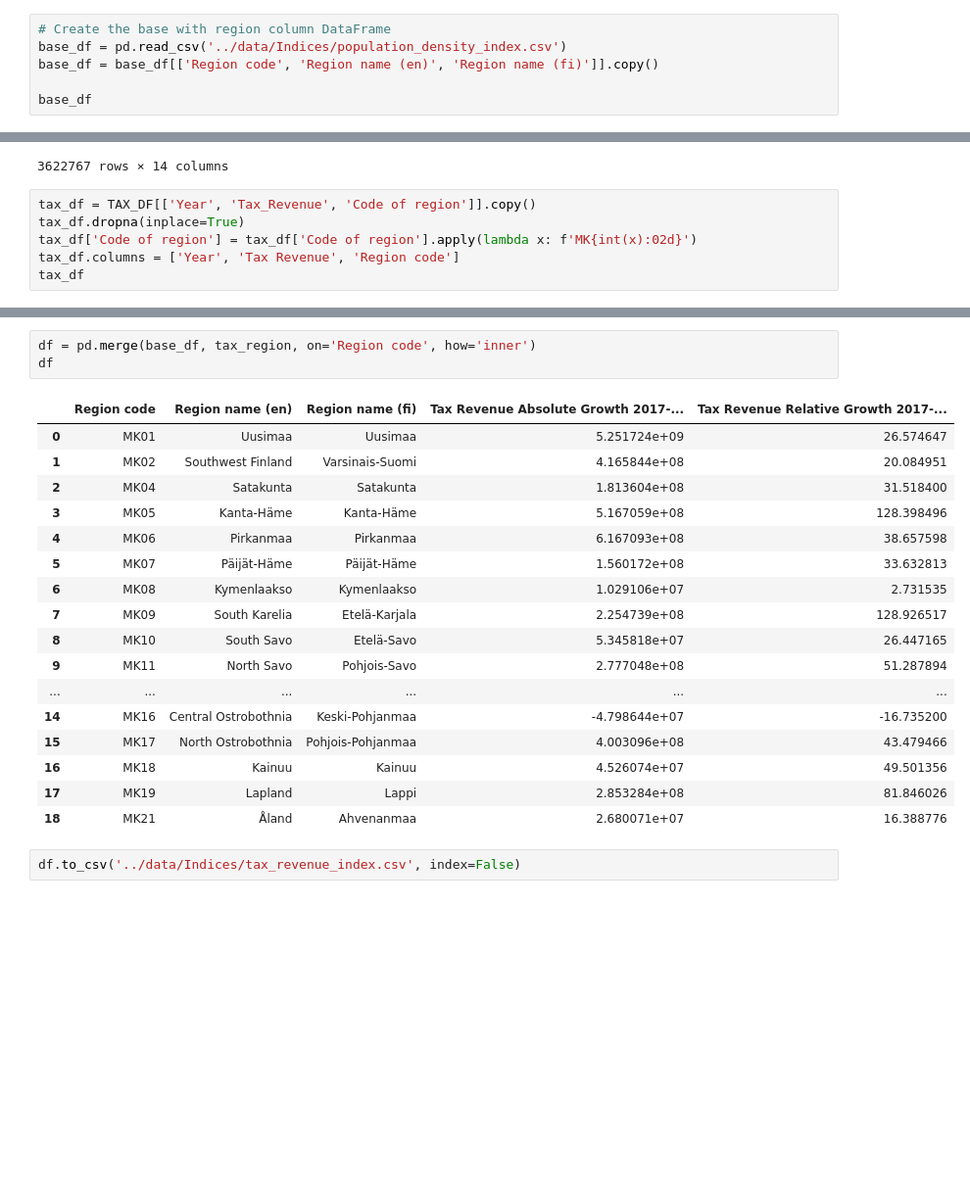
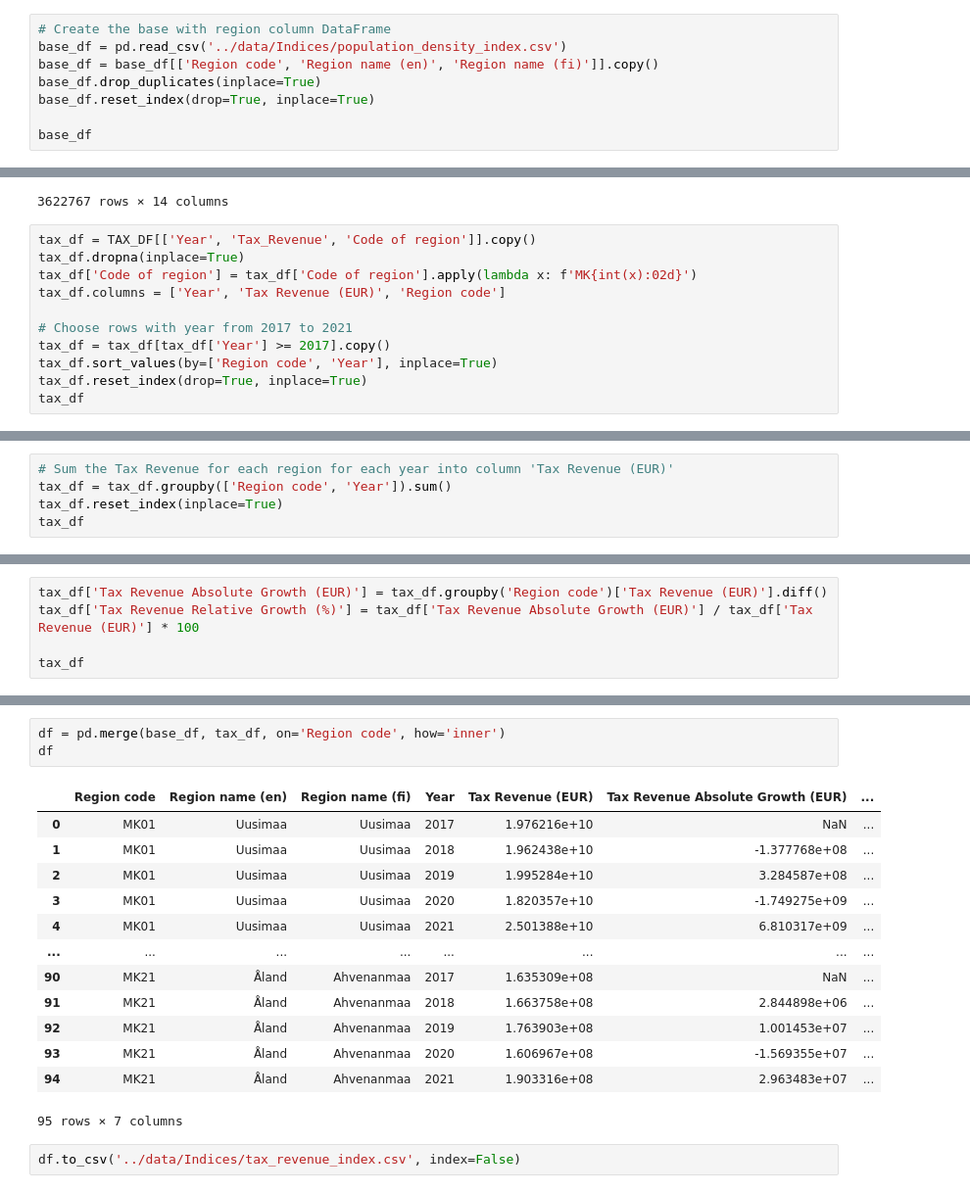
Before and after one commit to gydis/OP-heist-project, a Jupyter notebook: indices_calculation/tax_revenue_index.ipynb, the cells around one changed output, grey strips where cells are left out. Shown at 98% size. Saved outputs shown, nothing was run; the diff lists cells and outputs as text; blank space fills up the shorter version.

Commit message:
redo tax revenue index

```diff
--- a/indices_calculation/tax_revenue_index.ipynb
+++ b/indices_calculation/tax_revenue_index.ipynb
@@ -11,6 +11,8 @@ import numpy as np
 # Create the base with region column DataFrame
 base_df = pd.read_csv('../data/Indices/population_density_index.csv')
 base_df = base_df[['Region code', 'Region name (en)', 'Region name (fi)']].copy()
+base_df.drop_duplicates(inplace=True)
+base_df.reset_index(drop=True, inplace=True)
 
 base_df
 # %% [output]
@@ -53,6 +55,11 @@ TAX_DF
 tax_df = TAX_DF[['Year', 'Tax_Revenue', 'Code of region']].copy()
 tax_df.dropna(inplace=True)
 tax_df['Code of region'] = tax_df['Code of region'].apply(lambda x: f'MK{int(x):02d}')
-tax_df.columns = ['Year', 'Tax Revenue', 'Region code']
+tax_df.columns = ['Year', 'Tax Revenue (EUR)', 'Region code']
+
+# Choose rows with year from 2017 to 2021
+tax_df = tax_df[tax_df['Year'] >= 2017].copy()
+tax_df.sort_values(by=['Region code', 'Year'], inplace=True)
+tax_df.reset_index(drop=True, inplace=True)
 tax_df
 # %% [output]
@@ -126,0 +79,5 @@ tax_region
+# %%
+# Sum the Tax Revenue for each region for each year into column 'Tax Revenue (EUR)'
+tax_df = tax_df.groupby(['Region code', 'Year']).sum()
+tax_df.reset_index(inplace=True)
+tax_df
@@ -126,0 +98,5 @@ tax_region
+# %%
+tax_df['Tax Revenue Absolute Growth (EUR)'] = tax_df.groupby('Region code')['Tax Revenue (EUR)'].diff()
+tax_df['Tax Revenue Relative Growth (%)'] = tax_df['Tax Revenue Absolute Growth (EUR)'] / tax_df['Tax Revenue (EUR)'] * 100
+
+tax_df
@@ -127,23 +117,19 @@ tax_region
 # %%
-df = pd.merge(base_df, tax_region, on='Region code', how='inner')
+df = pd.merge(base_df, tax_df, on='Region code', how='inner')
 df
 # %% [output]
-|  | Region code | Region name (en) | Region name (fi) | Tax Revenue Absolute Growth 2017-... | Tax Revenue Relative Growth 2017-... |
-| 0 | MK01 | Uusimaa | Uusimaa | 5.251724e+09 | 26.574647 |
-| 1 | MK02 | Southwest Finland | Varsinais-Suomi | 4.165844e+08 | 20.084951 |
-| 2 | MK04 | Satakunta | Satakunta | 1.813604e+08 | 31.518400 |
-| 3 | MK05 | Kanta-Häme | Kanta-Häme | 5.167059e+08 | 128.398496 |
-| 4 | MK06 | Pirkanmaa | Pirkanmaa | 6.167093e+08 | 38.657598 |
-| 5 | MK07 | Päijät-Häme | Päijät-Häme | 1.560172e+08 | 33.632813 |
-| 6 | MK08 | Kymenlaakso | Kymenlaakso | 1.029106e+07 | 2.731535 |
-| 7 | MK09 | South Karelia | Etelä-Karjala | 2.254739e+08 | 128.926517 |
-| 8 | MK10 | South Savo | Etelä-Savo | 5.345818e+07 | 26.447165 |
-| 9 | MK11 | North Savo | Pohjois-Savo | 2.777048e+08 | 51.287894 |
-| ... | ... | ... | ... | ... | ... |
-| 14 | MK16 | Central Ostrobothnia | Keski-Pohjanmaa | -4.798644e+07 | -16.735200 |
-| 15 | MK17 | North Ostrobothnia | Pohjois-Pohjanmaa | 4.003096e+08 | 43.479466 |
-| 16 | MK18 | Kainuu | Kainuu | 4.526074e+07 | 49.501356 |
-| 17 | MK19 | Lapland | Lappi | 2.853284e+08 | 81.846026 |
-| 18 | MK21 | Åland | Ahvenanmaa | 2.680071e+07 | 16.388776 |
+|  | Region code | Region name (en) | Region name (fi) | Year | Tax Revenue (EUR) | Tax Revenue Absolute Growth (EUR) | ... |
+| 0 | MK01 | Uusimaa | Uusimaa | 2017 | 1.976216e+10 | NaN | ... |
+| 1 | MK01 | Uusimaa | Uusimaa | 2018 | 1.962438e+10 | -1.377768e+08 | ... |
+| 2 | MK01 | Uusimaa | Uusimaa | 2019 | 1.995284e+10 | 3.284587e+08 | ... |
+| 3 | MK01 | Uusimaa | Uusimaa | 2020 | 1.820357e+10 | -1.749275e+09 | ... |
+| 4 | MK01 | Uusimaa | Uusimaa | 2021 | 2.501388e+10 | 6.810317e+09 | ... |
+| ... | ... | ... | ... | ... | ... | ... | ... |
+| 90 | MK21 | Åland | Ahvenanmaa | 2017 | 1.635309e+08 | NaN | ... |
+| 91 | MK21 | Åland | Ahvenanmaa | 2018 | 1.663758e+08 | 2.844898e+06 | ... |
+| 92 | MK21 | Åland | Ahvenanmaa | 2019 | 1.763903e+08 | 1.001453e+07 | ... |
+| 93 | MK21 | Åland | Ahvenanmaa | 2020 | 1.606967e+08 | -1.569355e+07 | ... |
+| 94 | MK21 | Åland | Ahvenanmaa | 2021 | 1.903316e+08 | 2.963483e+07 | ... |
+95 rows × 7 columns
 # %%
 df.to_csv('../data/Indices/tax_revenue_index.csv', index=False)
```
Also changed, not shown: parts of 5 cells of this notebook, 1 other file.
